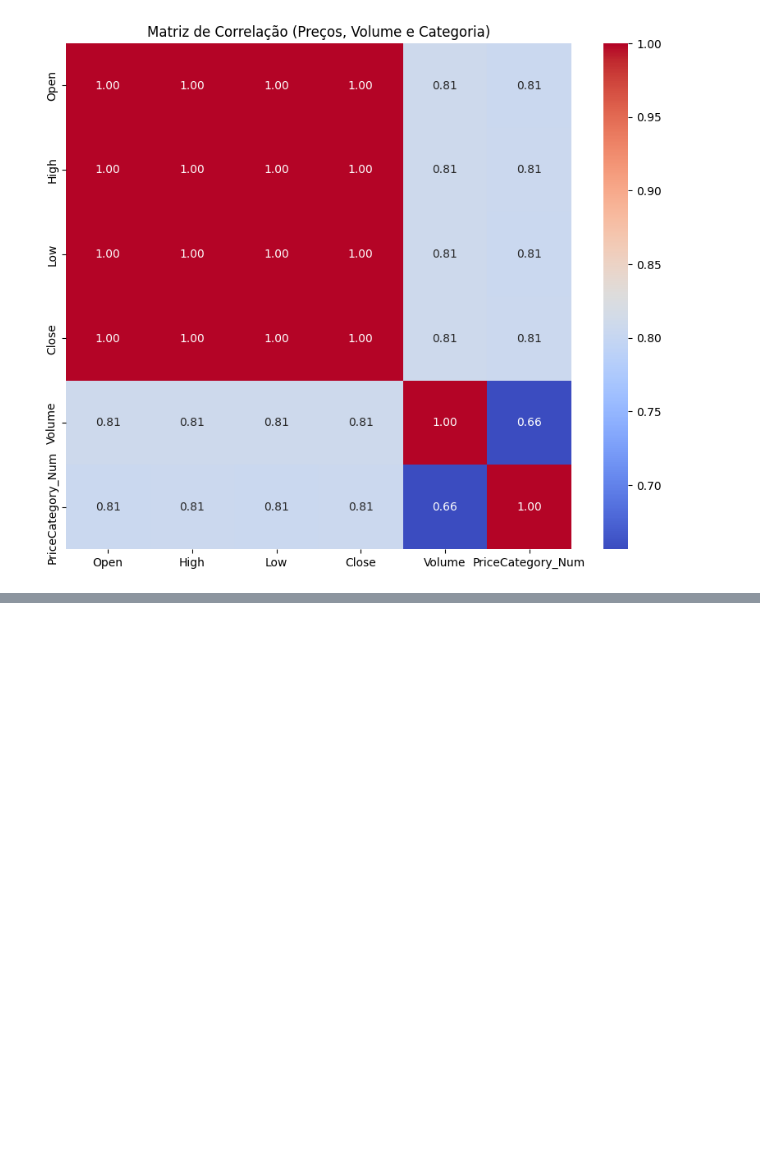
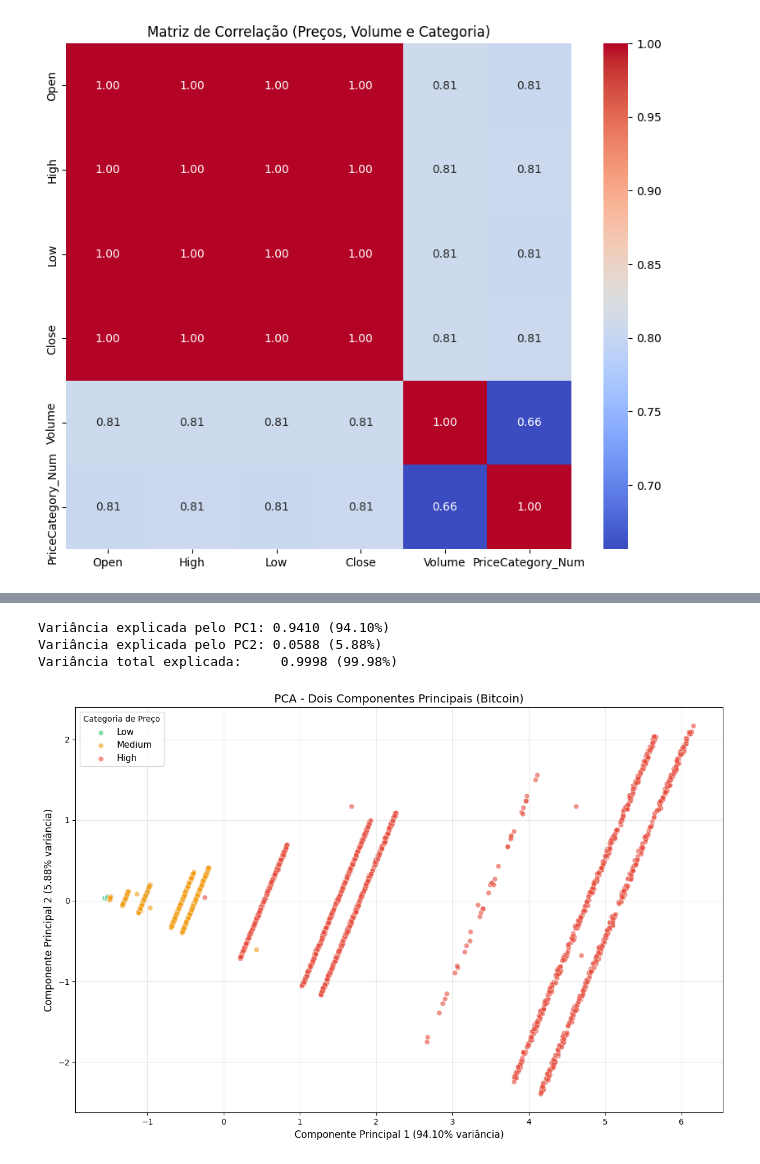
Before and after one commit to iTzK1/ProjetoBitcoin, a Jupyter notebook: ProjetoKauan.ipynb, the cells around one changed output, grey strips where cells are left out. Cells and saved outputs as stored; diff of their text form; code cells hidden in the pictures; blank space fills up the shorter version.

```diff
--- a/ProjetoKauan.ipynb
+++ b/ProjetoKauan.ipynb
@@ -112,0 +160,45 @@ plt.show()
+# %%
+from sklearn.decomposition import PCA
+
+pca = PCA(n_components=2)
+componentes = pca.fit_transform(X_normalizado)
+
+print(f'Variância explicada pelo PC1: {pca.explained_variance_ratio_[0]:.4f} ({pca.explained_variance_ratio_[0]*100:.2f}%)')
+print(f'Variância explicada pelo PC2: {pca.explained_variance_ratio_[1]:.4f} ({pca.explained_variance_ratio_[1]*100:.2f}%)')
+print(f'Variância total explicada:     {sum(pca.explained_variance_ratio_):.4f} ({sum(pca.explained_variance_ratio_)*100:.2f}%)')
+
+df_pca = pd.DataFrame({
+    'PC1': componentes[:, 0],
+    'PC2': componentes[:, 1],
+    'PriceCategory': df['PriceCategory']
+})
+
+plt.figure(figsize=(12, 8))
+
+cores = {'Low': '#2ecc71', 'Medium': '#f39c12', 'High': '#e74c3c'}
+
+for categoria, cor in cores.items():
+    mask = df_pca['PriceCategory'] == categoria
+    plt.scatter(
+        df_pca.loc[mask, 'PC1'],
+        df_pca.loc[mask, 'PC2'],
+        c=cor,
+        label=categoria,
+        alpha=0.6,
+        edgecolors='w',
+        linewidth=0.5,
+        s=40
+    )
+
+plt.xlabel(f'Componente Principal 1 ({pca.explained_variance_ratio_[0]*100:.2f}% variância)', fontsize=12)
+plt.ylabel(f'Componente Principal 2 ({pca.explained_variance_ratio_[1]*100:.2f}% variância)', fontsize=12)
+plt.title('PCA - Dois Componentes Principais (Bitcoin)', fontsize=14)
+plt.legend(title='Categoria de Preço', fontsize=11)
+plt.grid(True, alpha=0.3)
+plt.tight_layout()
+plt.show()
+# %% [output]
+Variância explicada pelo PC1: 0.9410 (94.10%)
+Variância explicada pelo PC2: 0.0588 (5.88%)
+Variância total explicada:     0.9998 (99.98%)
+[figure, added]
```
Also changed, not shown: parts of 3 cells of this notebook.
